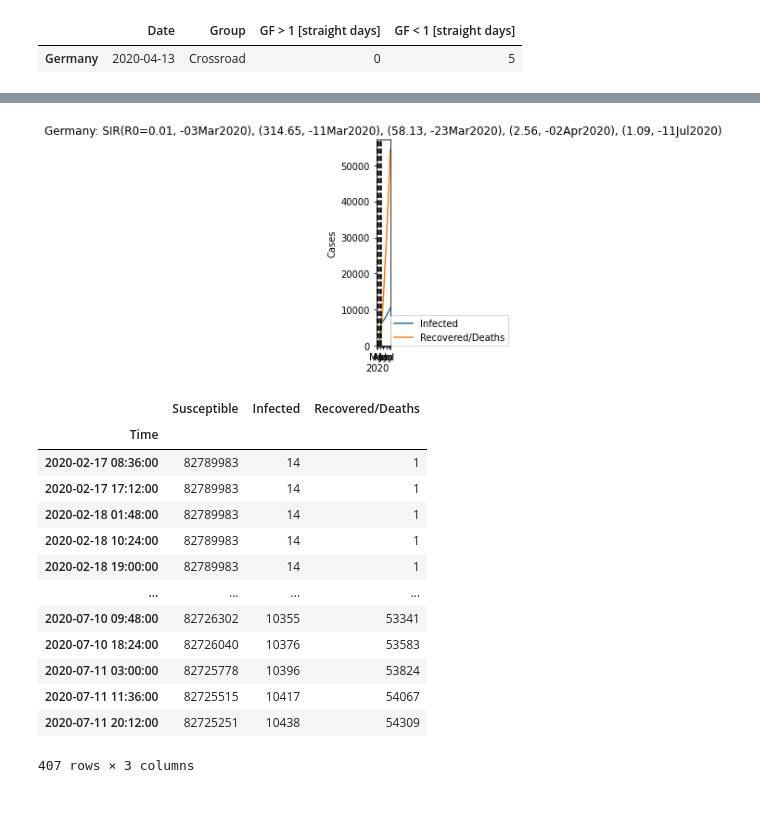
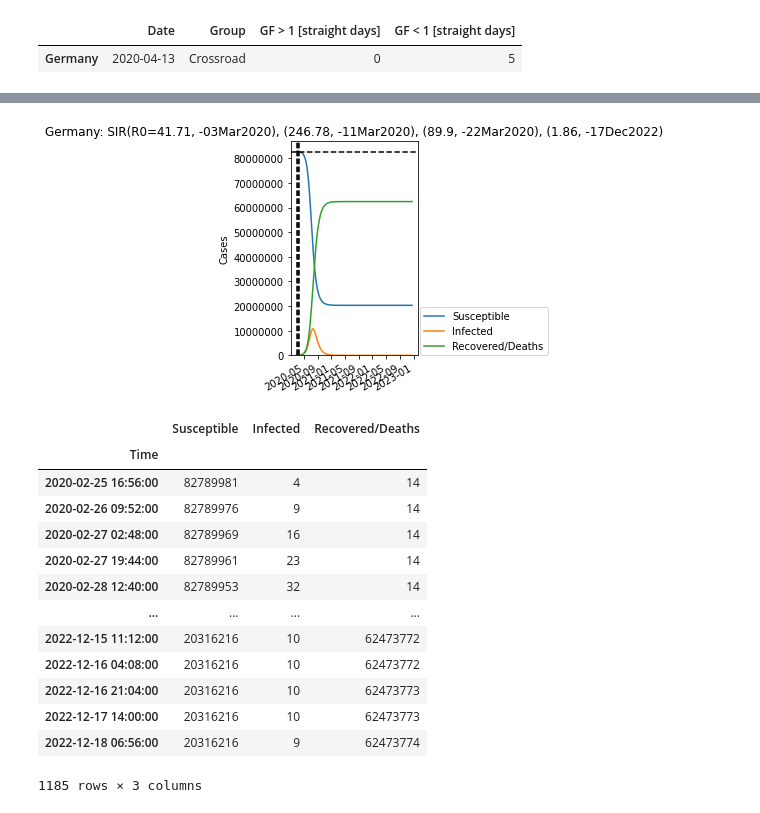
Before and after one commit to Fudalinm/EpidemicSpreadModels, a Jupyter notebook: notebooks/Germany.ipynb, the cells around one changed output, grey strips where cells are left out. Cells and saved outputs as stored; diff of their text form; code cells hidden in the pictures.

```diff
--- a/notebooks/Germany.ipynb
+++ b/notebooks/Germany.ipynb
@@ -126,7 +126,7 @@ ger_scenario.growth_factor()
 | Germany | 2020-04-13 | Crossroad | 0 | 5 |
 # %%
 ger_scenario.set_phase(
-    start_dates=["17Feb2020", "03Mar2020", "11Mar2020","23Mar2020", "2Apr2020"],
+    start_dates=["25Feb2020", "03Mar2020", "11Mar2020","22Mar2020"],
     population=82790000
 )
 # %% [output]
@@ -163,18 +174,18 @@ ger_scenario.accuracy_graph(phase_n=2)
 # %%
-ger_scenario.predict(days=100)
+ger_scenario.predict(days=1000)
 # %% [output]
-[figure, old version]
+[figure, new version]
 |  | Susceptible | Infected | Recovered/Deaths |
 | Time |  |  |  |
-| 2020-02-17 08:36:00 | 82789983 | 14 | 1 |
-| 2020-02-17 17:12:00 | 82789983 | 14 | 1 |
-| 2020-02-18 01:48:00 | 82789983 | 14 | 1 |
-| 2020-02-18 10:24:00 | 82789983 | 14 | 1 |
-| 2020-02-18 19:00:00 | 82789983 | 14 | 1 |
+| 2020-02-25 16:56:00 | 82789981 | 4 | 14 |
+| 2020-02-26 09:52:00 | 82789976 | 9 | 14 |
+| 2020-02-27 02:48:00 | 82789969 | 16 | 14 |
+| 2020-02-27 19:44:00 | 82789961 | 23 | 14 |
+| 2020-02-28 12:40:00 | 82789953 | 32 | 14 |
 | ... | ... | ... | ... |
-| 2020-07-10 09:48:00 | 82726302 | 10355 | 53341 |
-| 2020-07-10 18:24:00 | 82726040 | 10376 | 53583 |
-| 2020-07-11 03:00:00 | 82725778 | 10396 | 53824 |
-| 2020-07-11 11:36:00 | 82725515 | 10417 | 54067 |
-| 2020-07-11 20:12:00 | 82725251 | 10438 | 54309 |
+| 2022-12-15 11:12:00 | 20316216 | 10 | 62473772 |
+| 2022-12-16 04:08:00 | 20316216 | 10 | 62473772 |
+| 2022-12-16 21:04:00 | 20316216 | 10 | 62473773 |
+| 2022-12-17 14:00:00 | 20316216 | 10 | 62473773 |
+| 2022-12-18 06:56:00 | 20316216 | 9 | 62473774 |
-407 rows × 3 columns
+1185 rows × 3 columns
```
Also changed, not shown: parts of 6 cells of this notebook, 1 other file.
